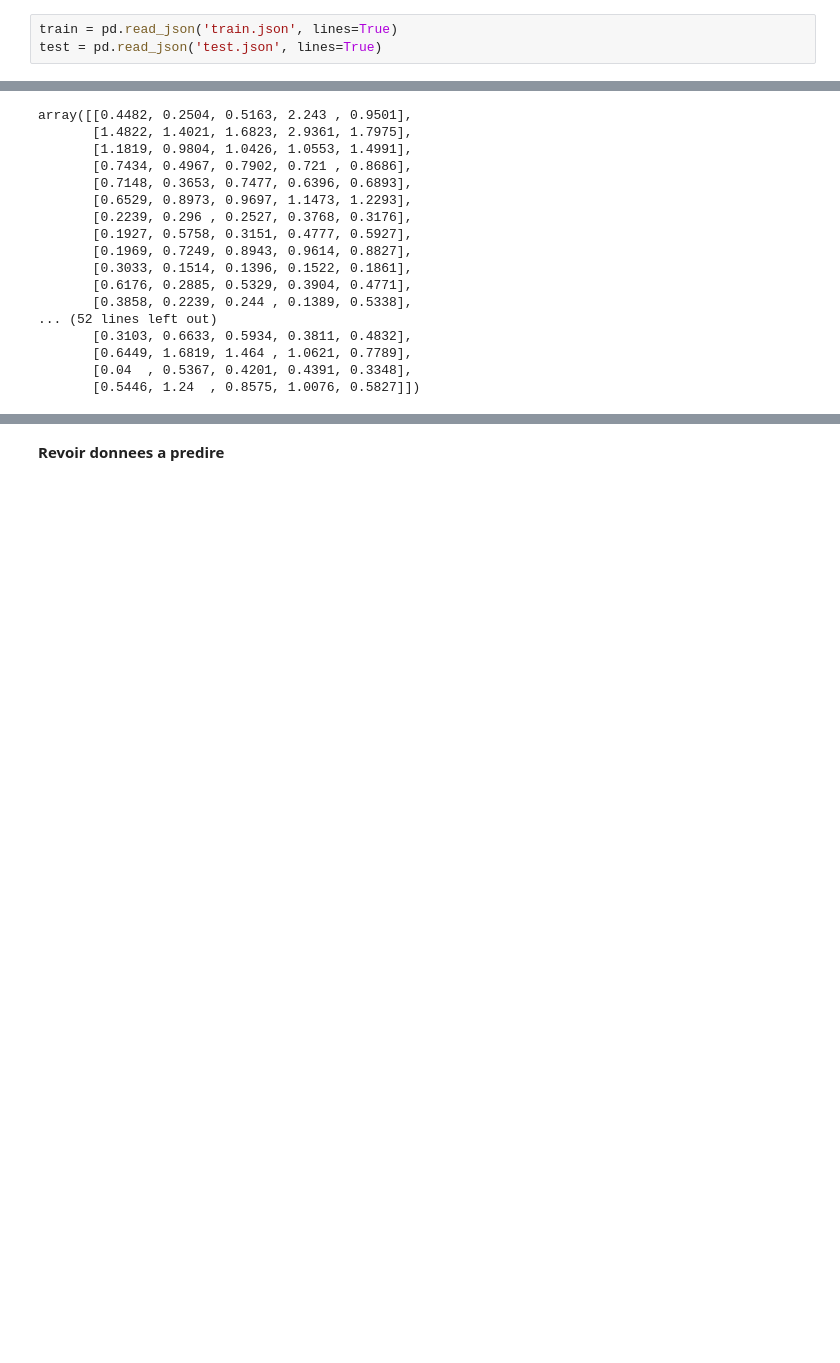
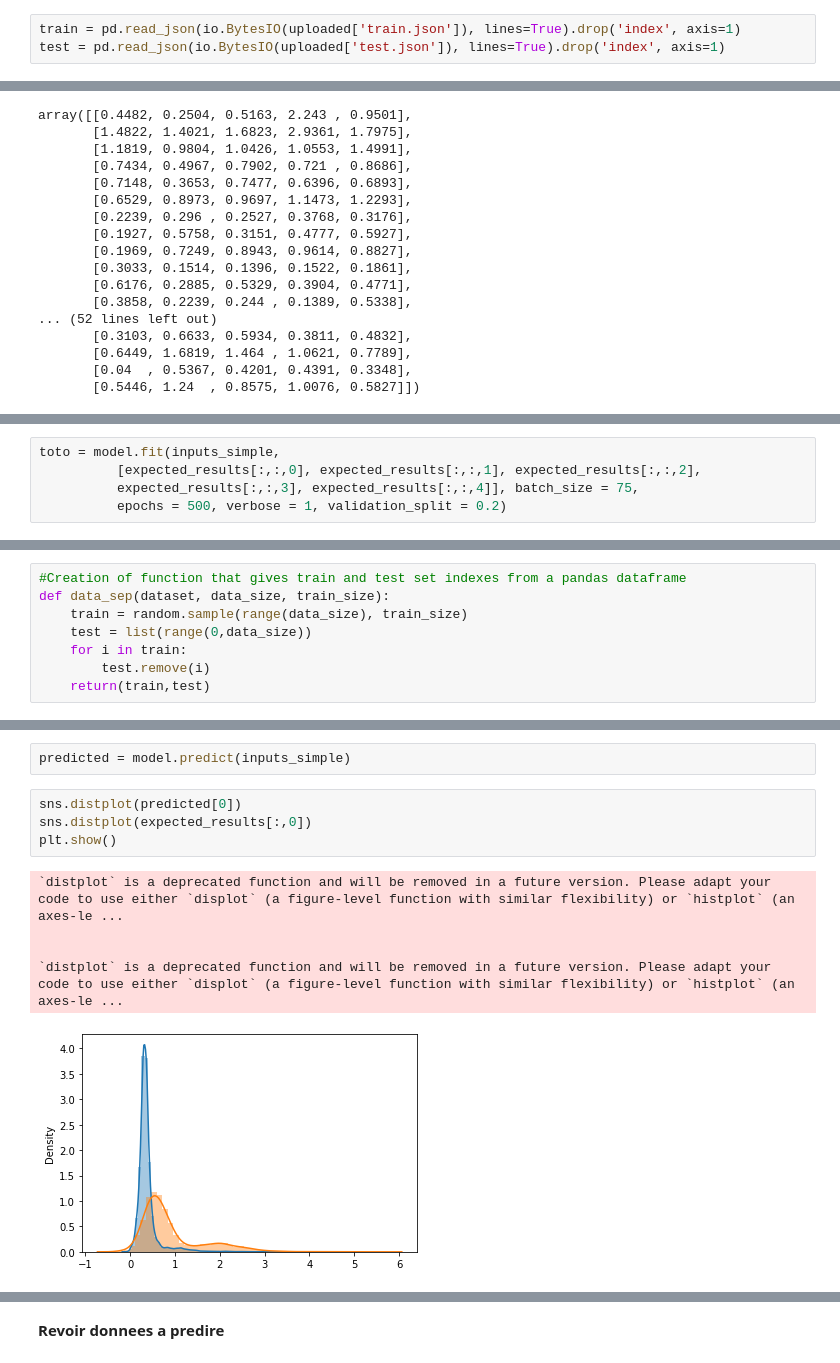
Before and after one commit to Max1428/Kaggle_Covid_Vaccine, a Jupyter notebook: Prototype.ipynb, the cells around one changed output, grey strips where cells are left out. Cells and saved outputs as stored; diff of their text form; blank space fills up the shorter version.

```diff
--- a/Prototype.ipynb
+++ b/Prototype.ipynb
@@ -7,8 +21,8 @@ pred_cols = ['reactivity', 'deg_Mg_pH10', 'deg_Mg_50C', 'deg_pH10', 'deg_50C']
 # %%
 input_cols = ['sequence', 'structure', 'predicted_loop_type']
 # %%
-train = pd.read_json('train.json', lines=True)
-test = pd.read_json('test.json', lines=True)
+train = pd.read_json(io.BytesIO(uploaded['train.json']), lines=True).drop('index', axis=1)
+test = pd.read_json(io.BytesIO(uploaded['test.json']), lines=True).drop('index', axis=1)
 # %%
 train = train.query("signal_to_noise >= 1")
 # %%
@@ -296,0 +406,5 @@ inputs_simple[0,0,0:4]
+# %%
+toto = model.fit(inputs_simple,
+          [expected_results[:,:,0], expected_results[:,:,1], expected_results[:,:,2],
+          expected_results[:,:,3], expected_results[:,:,4]], batch_size = 75,
+          epochs = 500, verbose = 1, validation_split = 0.2)
@@ -296,0 +429,8 @@ inputs_simple[0,0,0:4]
+# %%
+#Creation of function that gives train and test set indexes from a pandas dataframe
+def data_sep(dataset, data_size, train_size):
+    train = random.sample(range(data_size), train_size)
+    test = list(range(0,data_size))
+    for i in train:
+        test.remove(i)
+    return(train,test)
@@ -296,0 +579,12 @@ inputs_simple[0,0,0:4]
+# %%
+predicted = model.predict(inputs_simple)
+# %%
+sns.distplot(predicted[0])
+sns.distplot(expected_results[:,0])
+plt.show()
+# %% [output]
+`distplot` is a deprecated function and will be removed in a future version. Please adapt your code to use either `displot` (a figure-level function with similar flexibility) or `histplot` (an axes-le ...
+
+
+`distplot` is a deprecated function and will be removed in a future version. Please adapt your code to use either `displot` (a figure-level function with similar flexibility) or `histplot` (an axes-le ...
+[figure, added]
```
Also changed, not shown: parts of 20 cells of this notebook.
